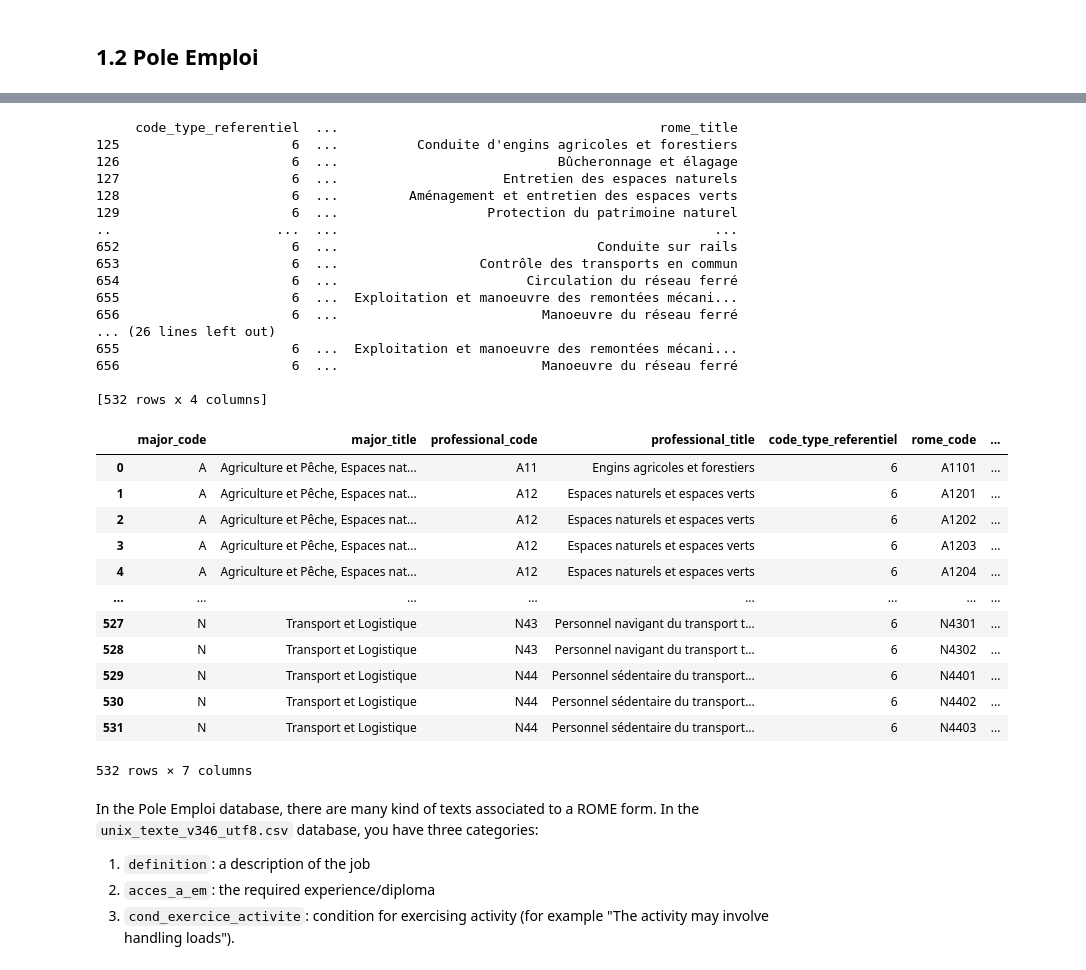
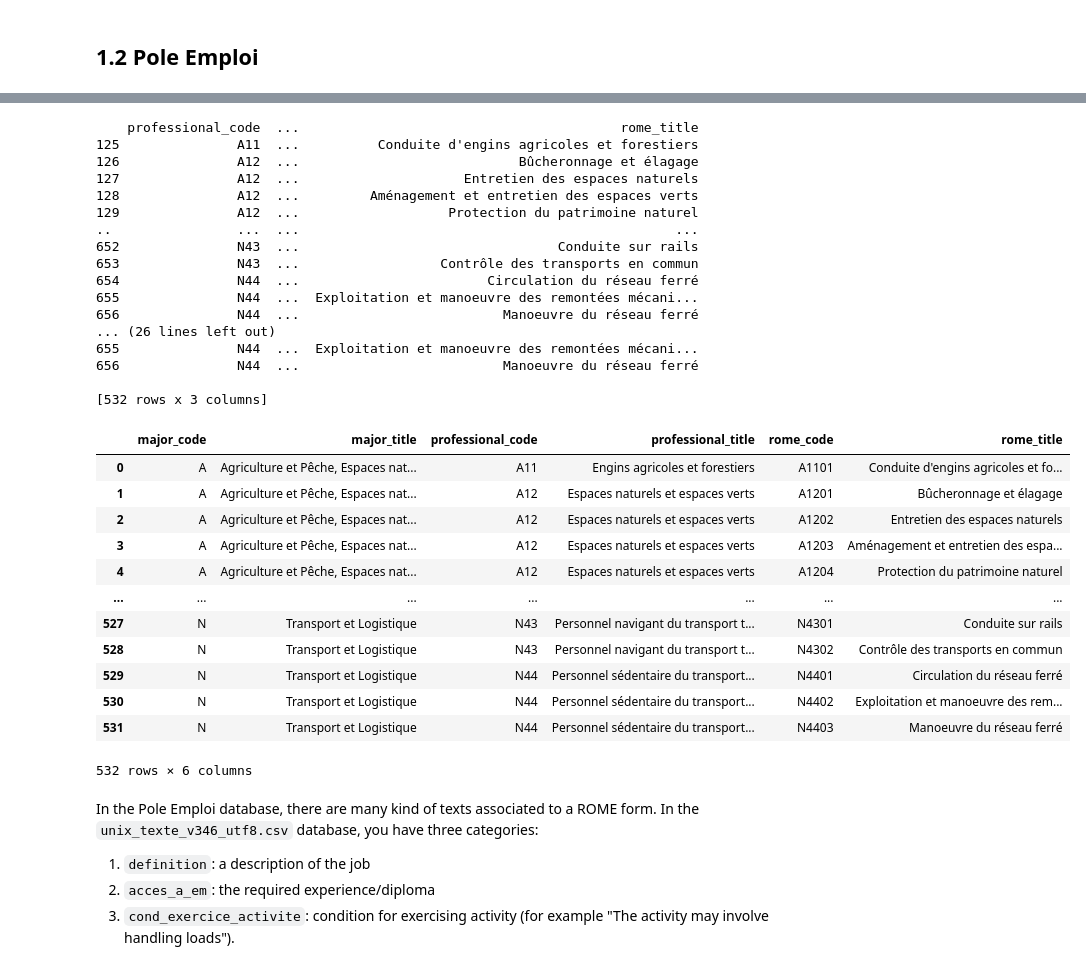
Before and after one commit to ARKEnsae/JobDomainPrediction_NLP, a Jupyter notebook: Prévision_catégorie_métier_ROME.ipynb, the cells around one changed output, grey strips where cells are left out. Cells and saved outputs as stored; diff of their text form; code cells hidden in the pictures.

```diff
--- a/Prévision_catégorie_métier_ROME.ipynb
+++ b/Prévision_catégorie_métier_ROME.ipynb
@@ -210,58 +211,58 @@ thematic_tree
 # %%
 principal_tree = arbo[(arbo["code_type_noeud"]==3)&(arbo["code_type_referentiel"]==6)]
 principal_tree = principal_tree.rename(columns={"code_noeud": "rome_code",
                                               "code_pere": "professional_code",
                                               "libelle_item_arbo": "rome_title"})
 principal_tree = principal_tree.drop(columns = ['code_ogr', 'code_item_arbo_associe', 'code_type_noeud',
-       'libelle_type_noeud', 'statut'])
+       'libelle_type_noeud', 'statut',"code_type_referentiel"])
 print(principal_tree)
 pr_tree_desc = arbo[(arbo["code_type_noeud"]==2)&(arbo["code_type_referentiel"]==6)&(arbo["code_pere"]!="Racine AP")]
 pr_tree_desc = pr_tree_desc.drop(columns = ['code_ogr', 'code_item_arbo_associe', 'code_type_noeud',
        'libelle_type_noeud',"statut","code_type_referentiel"])
 pr_tree_desc = pr_tree_desc.rename(columns={"code_noeud": "professional_code",
                                             "code_pere": "major_code",
                                             "libelle_item_arbo": "professional_title",})
 print(pr_tree_desc)
 maj_tree_desc = arbo[(arbo["code_type_noeud"]==2)&(arbo["code_type_referentiel"]==6)&(arbo["code_pere"]=="Racine AP")]
 maj_tree_desc = maj_tree_desc.drop(columns = ['code_ogr', 'code_item_arbo_associe', 'code_type_noeud',
        'libelle_type_noeud',"statut","code_type_referentiel", "code_pere"])
 maj_tree_desc = maj_tree_desc.rename(columns={"code_noeud": "major_code",
                                             "libelle_item_arbo": "major_title"})
 print(principal_tree)
 principal_tree = pd.merge(pd.merge(maj_tree_desc,pr_tree_desc),
                           principal_tree)
 principal_tree
 # %% [output]
-     code_type_referentiel  ...                                         rome_title
-125                      6  ...          Conduite d'engins agricoles et forestiers
-126                      6  ...                            Bûcheronnage et élagage
-127                      6  ...                     Entretien des espaces naturels
-128                      6  ...         Aménagement et entretien des espaces verts
-129                      6  ...                   Protection du patrimoine naturel
-..                     ...  ...                                                ...
-652                      6  ...                                 Conduite sur rails
-653                      6  ...                  Contrôle des transports en commun
-654                      6  ...                        Circulation du réseau ferré
-655                      6  ...  Exploitation et manoeuvre des remontées mécani...
-656                      6  ...                          Manoeuvre du réseau ferré
+    professional_code  ...                                         rome_title
+125               A11  ...          Conduite d'engins agricoles et forestiers
+126               A12  ...                            Bûcheronnage et élagage
+127               A12  ...                     Entretien des espaces naturels
+128               A12  ...         Aménagement et entretien des espaces verts
+129               A12  ...                   Protection du patrimoine naturel
+..                ...  ...                                                ...
+652               N43  ...                                 Conduite sur rails
+653               N43  ...                  Contrôle des transports en commun
+654               N44  ...                        Circulation du réseau ferré
+655               N44  ...  Exploitation et manoeuvre des remontées mécani...
+656               N44  ...                          Manoeuvre du réseau ferré
 ... (26 lines left out)
-655                      6  ...  Exploitation et manoeuvre des remontées mécani...
-656                      6  ...                          Manoeuvre du réseau ferré
+655               N44  ...  Exploitation et manoeuvre des remontées mécani...
+656               N44  ...                          Manoeuvre du réseau ferré
 
-[532 rows x 4 columns]
+[532 rows x 3 columns]
-|  | major_code | major_title | professional_code | professional_title | code_type_referentiel | rome_code | ... |
-| 0 | A | Agriculture et Pêche, Espaces nat... | A11 | Engins agricoles et forestiers | 6 | A1101 | ... |
-| 1 | A | Agriculture et Pêche, Espaces nat... | A12 | Espaces naturels et espaces verts | 6 | A1201 | ... |
-| 2 | A | Agriculture et Pêche, Espaces nat... | A12 | Espaces naturels et espaces verts | 6 | A1202 | ... |
-| 3 | A | Agriculture et Pêche, Espaces nat... | A12 | Espaces naturels et espaces verts | 6 | A1203 | ... |
-| 4 | A | Agriculture et Pêche, Espaces nat... | A12 | Espaces naturels et espaces verts | 6 | A1204 | ... |
-| ... | ... | ... | ... | ... | ... | ... | ... |
-| 527 | N | Transport et Logistique | N43 | Personnel navigant du transport t... | 6 | N4301 | ... |
-| 528 | N | Transport et Logistique | N43 | Personnel navigant du transport t... | 6 | N4302 | ... |
-| 529 | N | Transport et Logistique | N44 | Personnel sédentaire du transport... | 6 | N4401 | ... |
-| 530 | N | Transport et Logistique | N44 | Personnel sédentaire du transport... | 6 | N4402 | ... |
-| 531 | N | Transport et Logistique | N44 | Personnel sédentaire du transport... | 6 | N4403 | ... |
+|  | major_code | major_title | professional_code | professional_title | rome_code | rome_title |
+| 0 | A | Agriculture et Pêche, Espaces nat... | A11 | Engins agricoles et forestiers | A1101 | Conduite d'engins agricoles et fo... |
+| 1 | A | Agriculture et Pêche, Espaces nat... | A12 | Espaces naturels et espaces verts | A1201 | Bûcheronnage et élagage |
+| 2 | A | Agriculture et Pêche, Espaces nat... | A12 | Espaces naturels et espaces verts | A1202 | Entretien des espaces naturels |
+| 3 | A | Agriculture et Pêche, Espaces nat... | A12 | Espaces naturels et espaces verts | A1203 | Aménagement et entretien des espa... |
+| 4 | A | Agriculture et Pêche, Espaces nat... | A12 | Espaces naturels et espaces verts | A1204 | Protection du patrimoine naturel |
+| ... | ... | ... | ... | ... | ... | ... |
+| 527 | N | Transport et Logistique | N43 | Personnel navigant du transport t... | N4301 | Conduite sur rails |
+| 528 | N | Transport et Logistique | N43 | Personnel navigant du transport t... | N4302 | Contrôle des transports en commun |
+| 529 | N | Transport et Logistique | N44 | Personnel sédentaire du transport... | N4401 | Circulation du réseau ferré |
+| 530 | N | Transport et Logistique | N44 | Personnel sédentaire du transport... | N4402 | Exploitation et manoeuvre des rem... |
+| 531 | N | Transport et Logistique | N44 | Personnel sédentaire du transport... | N4403 | Manoeuvre du réseau ferré |
-532 rows × 7 columns
+532 rows × 6 columns
 # %%
 principal_tree.to_csv("principal_tree.csv", index=False)
 thematic_tree.to_csv("thematic_tree.csv", index=False)
```
Also changed, not shown: parts of 117 cells of this notebook.
